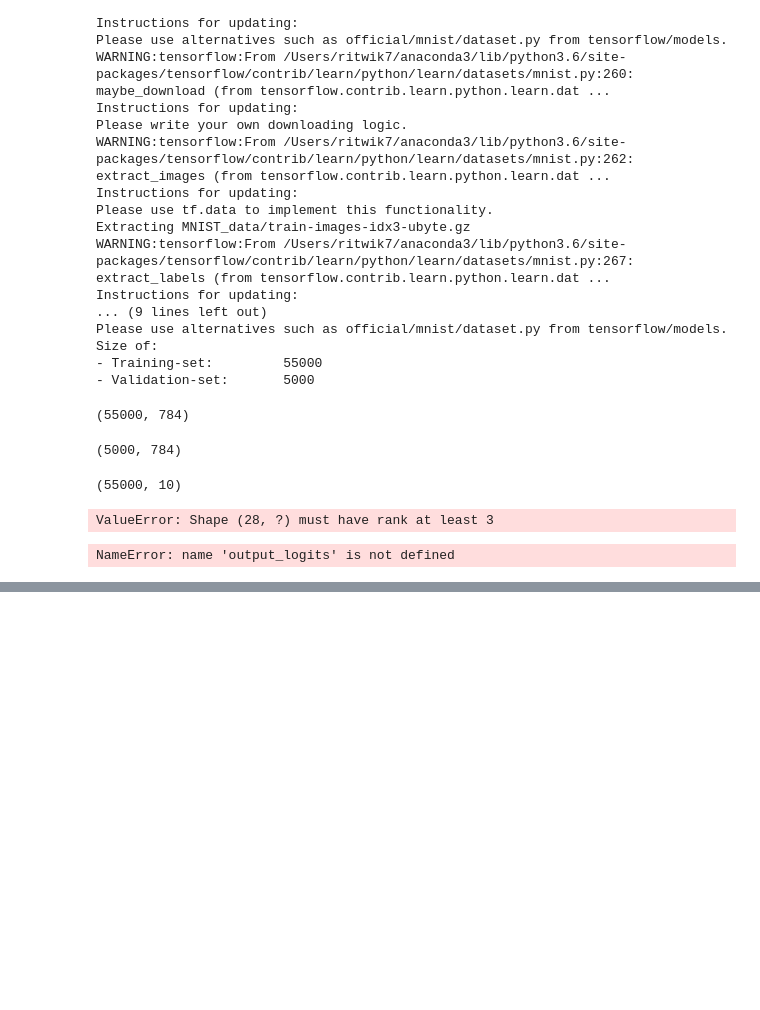
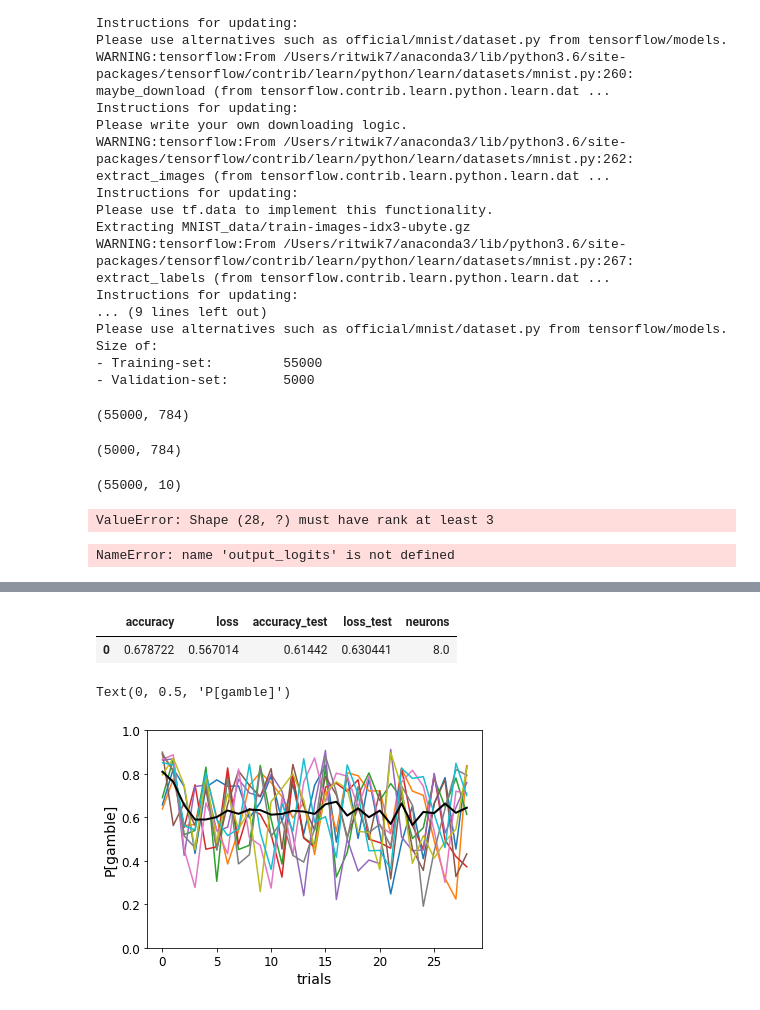
Before and after one commit to ritwik7/RNN_Economist, a Jupyter notebook: Untitled3.ipynb, the cells around one changed output, grey strips where cells are left out. Cells and saved outputs as stored; diff of their text form; code cells hidden in the pictures; blank space fills up the shorter version.

```diff
--- a/Untitled3.ipynb
+++ b/Untitled3.ipynb
@@ -460,0 +722,21 @@ NameError: name 'output_logits' is not defined
+# %%
+metric_out_df
+# %% [output]
+|  | accuracy | loss | accuracy_test | loss_test | neurons |
+| 0 | 0.678722 | 0.567014 | 0.61442 | 0.630441 | 8.0 |
+# %%
+prob_train =  model.predict_proba(train_X)
+prob_test  =  model.predict_proba(test_X)
+# %%
+prob_train_df  = pd.DataFrame(prob_train.reshape(prob_train.shape[0], prob_train.shape[1] ))
+prob_test_df  = pd.DataFrame(prob_test.reshape(prob_test.shape[0], prob_test.shape[1] ))
+# %%
+for ep in range(0,10):
+    plt.plot(prob_train[ep,:])
+plt.plot(prob_train_df.mean(),linewidth=2,color="black");
+plt.ylim([0,1])
+plt.xlabel('trials')
+plt.ylabel('P[gamble]')
+# %% [output]
+Text(0, 0.5, 'P[gamble]')
+[figure, added]
```
Also changed, not shown: parts of 16 cells of this notebook, 12 other files.
